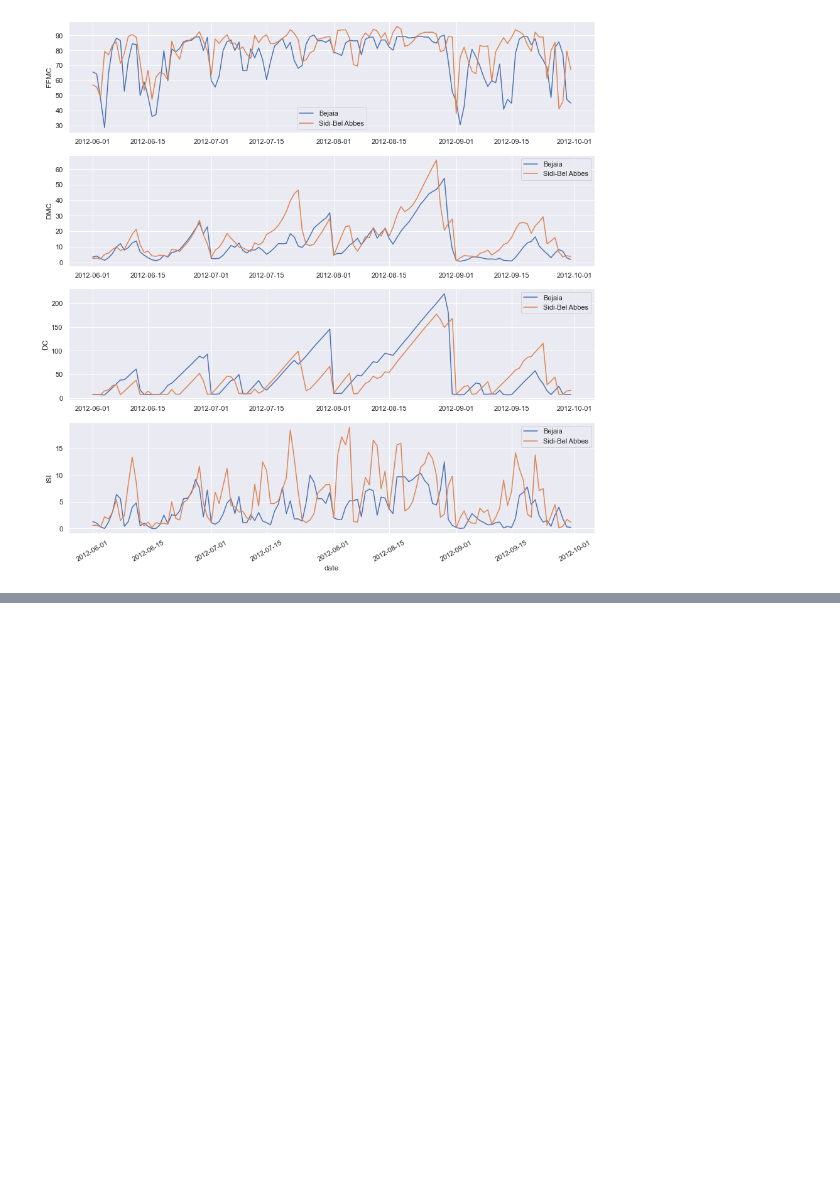
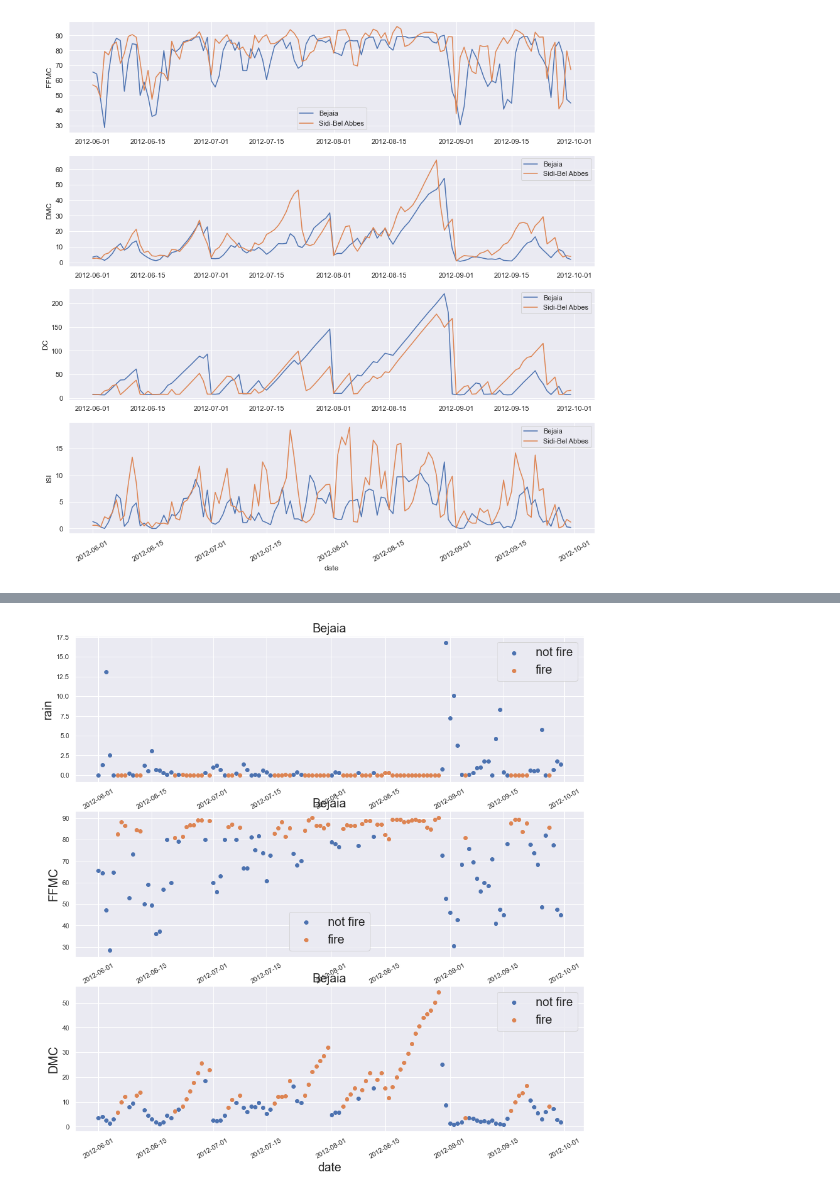
Before and after one commit to sreeman-11021996/iNeuron_Ass, a Jupyter notebook: 00. Assignments/home-work/05. End-to-End 29-05-2022/Algerian Forest Fires ML.ipynb, the cells around one changed output, grey strips where cells are left out. Cells and saved outputs as stored; diff of their text form; code cells hidden in the pictures; blank space fills up the shorter version.

```diff
--- a/00. Assignments/home-work/05. End-to-End 29-05-2022/Algerian Forest Fires ML.ipynb
+++ b/00. Assignments/home-work/05. End-to-End 29-05-2022/Algerian Forest Fires ML.ipynb
@@ -650,0 +664,4 @@ plt.xticks(rotation=30)
+# %%
+scatter_plot_num(df_test,num_feat[3:6])
+# %% [output]
+[figure, added]
```
Also changed, not shown: parts of 17 cells of this notebook.
